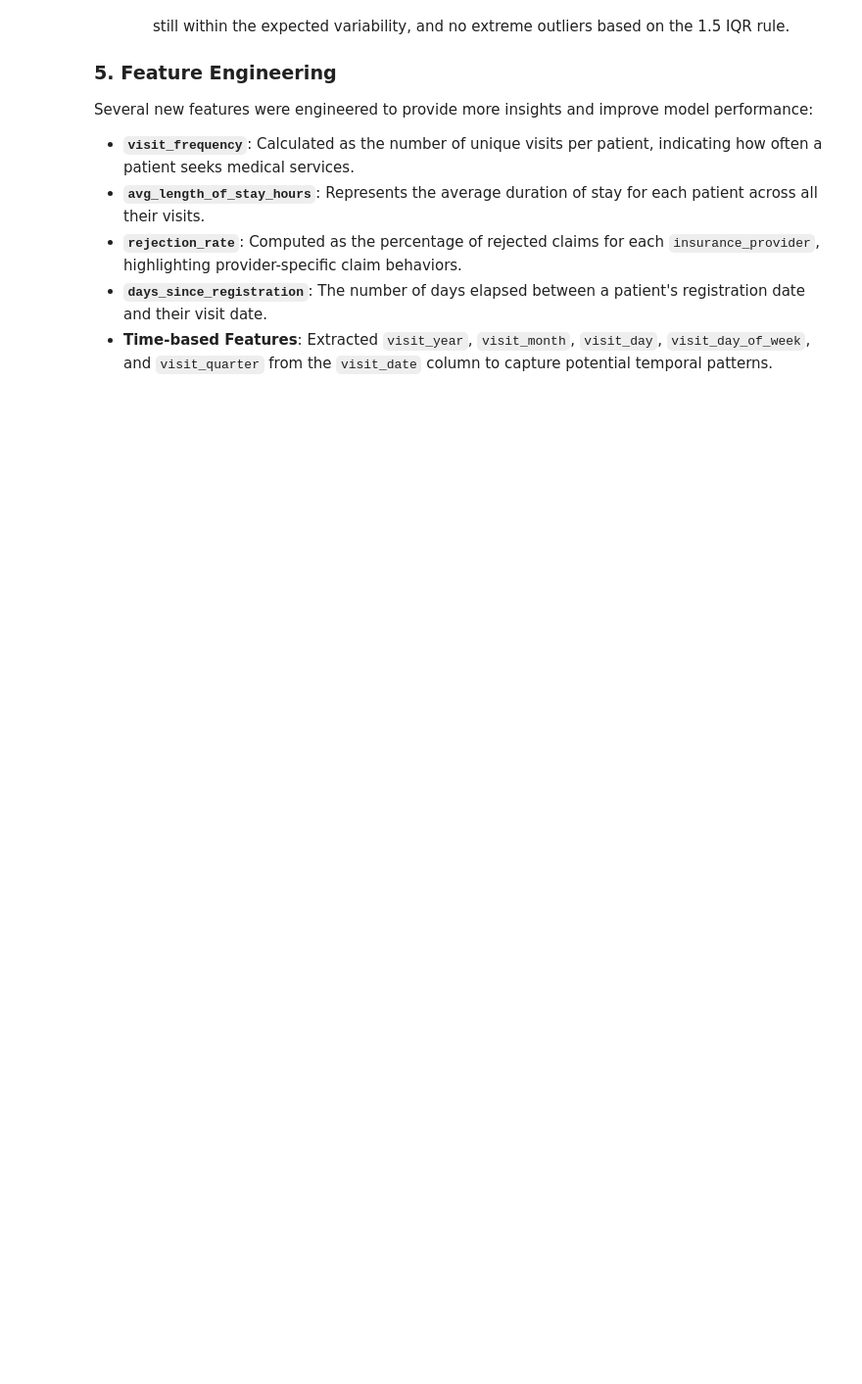
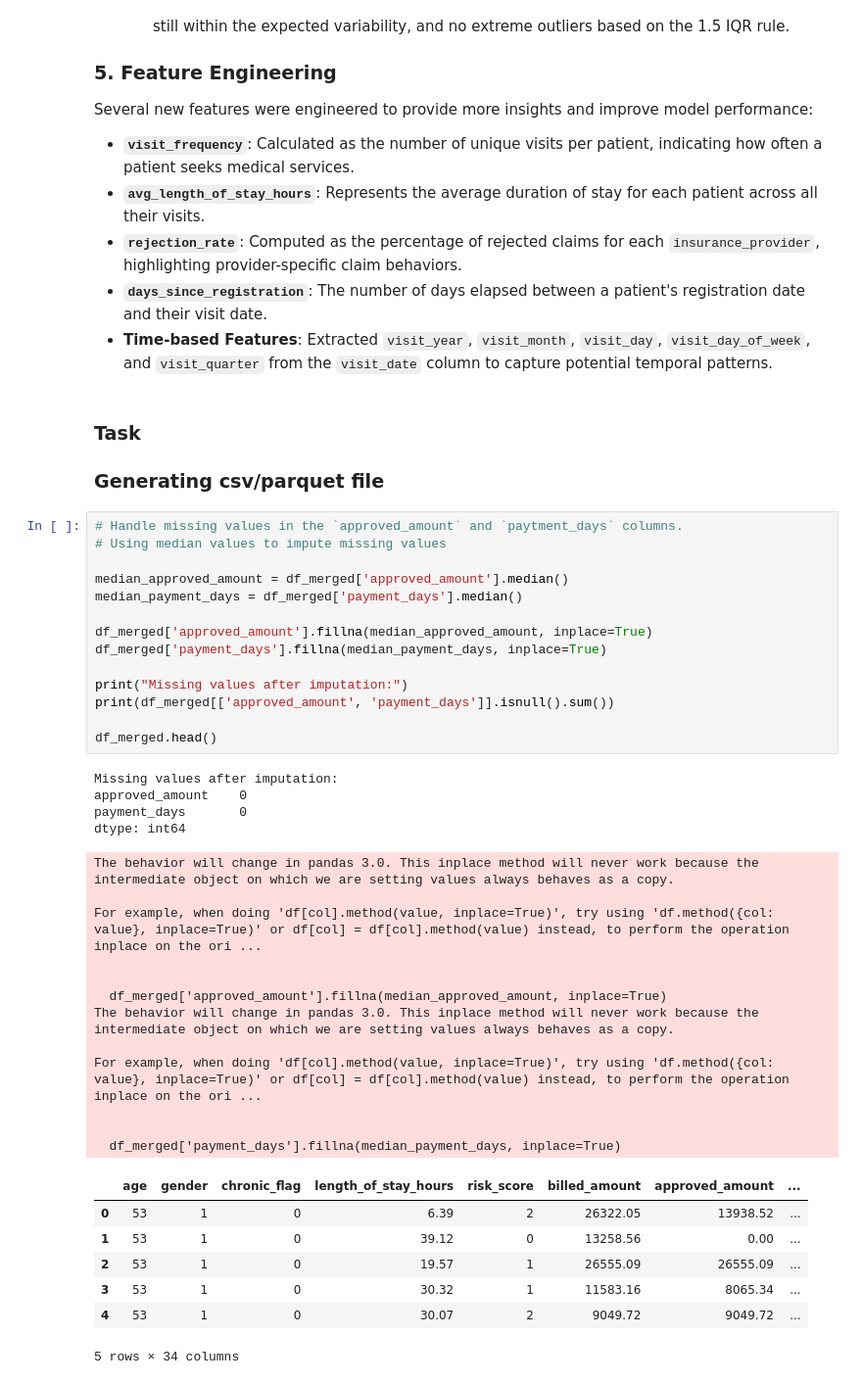
Before and after one commit to rahilkhan-acadmic/APAIML-GradedMiniProject, a Jupyter notebook: capstone/Phase2_EDA.ipynb, the cells around one changed output. Shown at 98% size. Drawn from its saved outputs; the diff is of its cells as text; blank space fills up the shorter version.

```diff
--- a/capstone/Phase2_EDA.ipynb
+++ b/capstone/Phase2_EDA.ipynb
@@ -371,3 +371,44 @@ Several new features were engineered to provide more insights and improve model
 *   **`rejection_rate`**: Computed as the percentage of rejected claims for each `insurance_provider`, highlighting provider-specific claim behaviors.
 *   **`days_since_registration`**: The number of days elapsed between a patient's registration date and their visit date.
 *   **Time-based Features**: Extracted `visit_year`, `visit_month`, `visit_day`, `visit_day_of_week`, and `visit_quarter` from the `visit_date` column to capture potential temporal patterns.
+# %% [markdown]
+### Task
+### Generating csv/parquet file
+# %%
+# Handle missing values in the `approved_amount` and `paytment_days` columns.
+# Using median values to impute missing values
+
+median_approved_amount = df_merged['approved_amount'].median()
+median_payment_days = df_merged['payment_days'].median()
+
+df_merged['approved_amount'].fillna(median_approved_amount, inplace=True)
+df_merged['payment_days'].fillna(median_payment_days, inplace=True)
+
+print("Missing values after imputation:")
+print(df_merged[['approved_amount', 'payment_days']].isnull().sum())
+
+df_merged.head()
+# %% [output]
+Missing values after imputation:
+approved_amount    0
+payment_days       0
+dtype: int64
+The behavior will change in pandas 3.0. This inplace method will never work because the intermediate object on which we are setting values always behaves as a copy.
+
+For example, when doing 'df[col].method(value, inplace=True)', try using 'df.method({col: value}, inplace=True)' or df[col] = df[col].method(value) instead, to perform the operation inplace on the ori ...
+
+
+  df_merged['approved_amount'].fillna(median_approved_amount, inplace=True)
+The behavior will change in pandas 3.0. This inplace method will never work because the intermediate object on which we are setting values always behaves as a copy.
+
+For example, when doing 'df[col].method(value, inplace=True)', try using 'df.method({col: value}, inplace=True)' or df[col] = df[col].method(value) instead, to perform the operation inplace on the ori ...
+
+
+  df_merged['payment_days'].fillna(median_payment_days, inplace=True)
+|  | age | gender | chronic_flag | length_of_stay_hours | risk_score | billed_amount | approved_amount | ... |
+| 0 | 53 | 1 | 0 | 6.39 | 2 | 26322.05 | 13938.52 | ... |
+| 1 | 53 | 1 | 0 | 39.12 | 0 | 13258.56 | 0.00 | ... |
+| 2 | 53 | 1 | 0 | 19.57 | 1 | 26555.09 | 26555.09 | ... |
+| 3 | 53 | 1 | 0 | 30.32 | 1 | 11583.16 | 8065.34 | ... |
+| 4 | 53 | 1 | 0 | 30.07 | 2 | 9049.72 | 9049.72 | ... |
+5 rows × 34 columns
```
Also changed, not shown: parts of 8 cells of this notebook.
